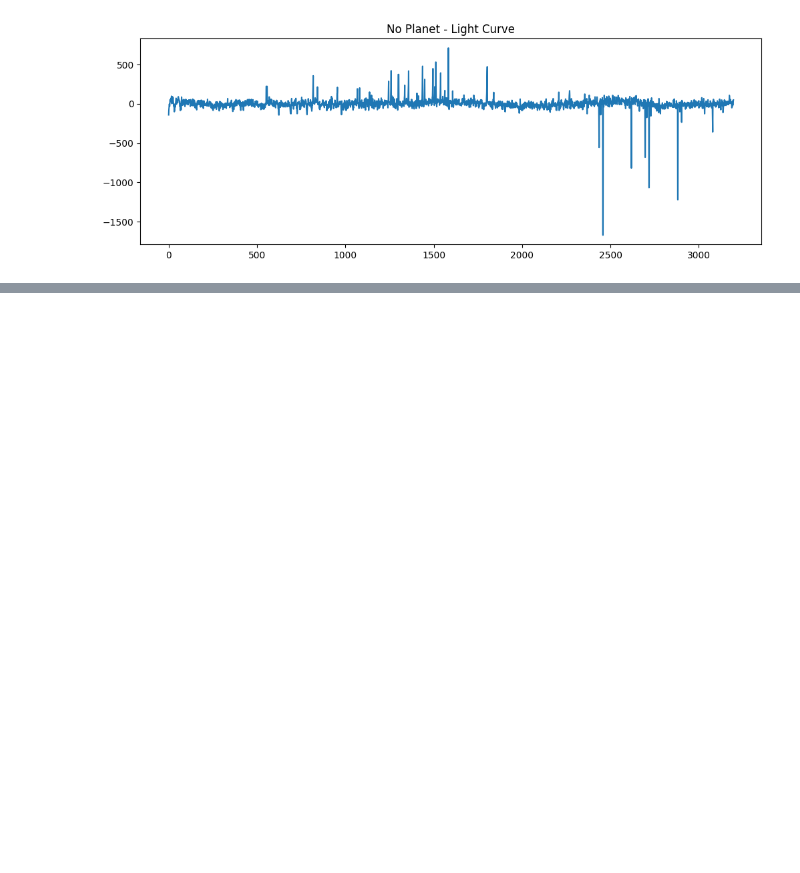
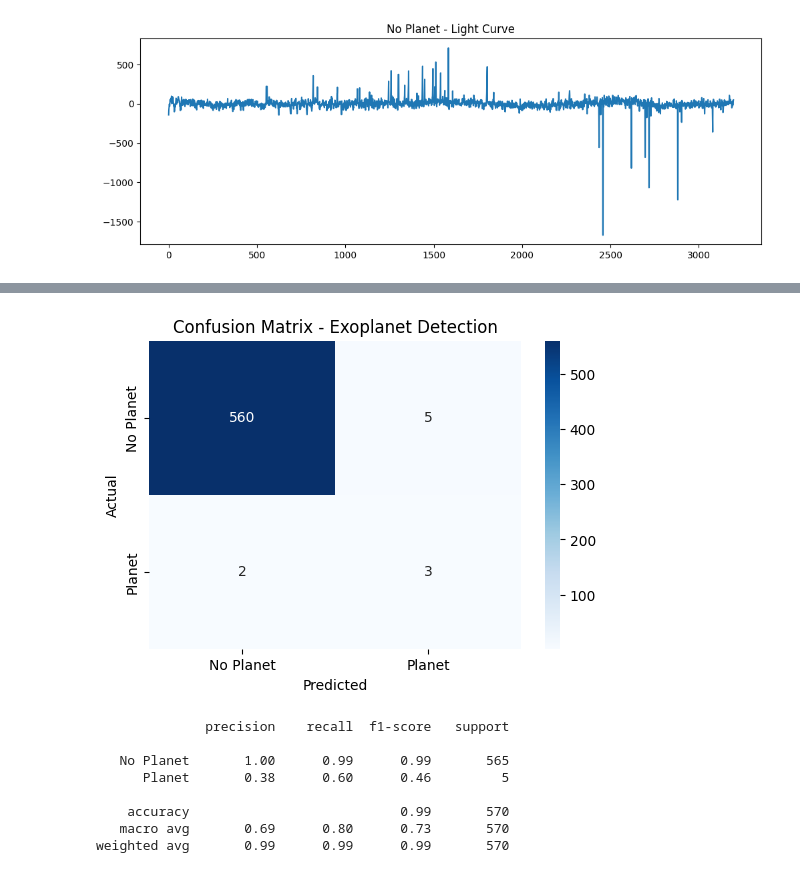
Before and after one commit to anuragsingh7058/exoplanet-detection, a Jupyter notebook: exoplanet_pipeline.ipynb, the cells around one changed output, grey strips where cells are left out. Saved outputs shown, nothing was run; the diff lists cells and outputs as text; code cells hidden in the pictures; blank space fills up the shorter version.

Commit message:
Day 2: trained CNN baseline, confusion matrix, prediction visualization

```diff
--- a/exoplanet_pipeline.ipynb
+++ b/exoplanet_pipeline.ipynb
@@ -34,0 +97,18 @@ plt.show()
+# %%
+from sklearn.utils import class_weight
+import numpy as np
+
+# handle class imbalance (37 planets vs 2222 non-planets)
+weights = class_weight.compute_class_weight('balanced',
+           classes=np.unique(y_train_cnn),
+           y=y_train_cnn)
+class_weights = dict(enumerate(weights))
+
+history = model.fit(
+    X_train_cnn, y_train_cnn,
+    epochs=10,
+    batch_size=32,
+    validation_split=0.2,
+    class_weight=class_weights,
+    verbose=1
+)
@@ -34,0 +136,27 @@ plt.show()
+# %%
+from sklearn.metrics import confusion_matrix, classification_report
+import seaborn as sns
+
+# run model on test data it has never seen
+y_pred_prob = model.predict(X_test_cnn)
+
+# convert probabilities to 0 or 1 (planet or not)
+# anything above 0.5 = planet detected
+y_pred = (y_pred_prob > 0.5).astype(int).flatten()
+
+# confusion matrix shows us WHERE the model is right and wrong
+cm = confusion_matrix(y_test_cnn, y_pred)
+
+# visualize it as a heatmap so it's easy to read
+plt.figure(figsize=(6,4))
+sns.heatmap(cm, annot=True, fmt='d', cmap='Blues',
+            xticklabels=['No Planet', 'Planet'],
+            yticklabels=['No Planet', 'Planet'])
+plt.title("Confusion Matrix - Exoplanet Detection")
+plt.ylabel("Actual")
+plt.xlabel("Predicted")
+plt.show()
+
+# detailed breakdown of precision, recall, f1
+print(classification_report(y_test_cnn, y_pred, target_names=['No Planet', 'Planet']))
+# %% [output]
@@ -34,0 +164,9 @@ plt.show()
+[figure, added]
+              precision    recall  f1-score   support
+
+   No Planet       1.00      0.99      0.99       565
+      Planet       0.38      0.60      0.46         5
+
+    accuracy                           0.99       570
+   macro avg       0.69      0.80      0.73       570
+weighted avg       0.99      0.99      0.99       570
```
Also changed, not shown: parts of 6 cells of this notebook.
